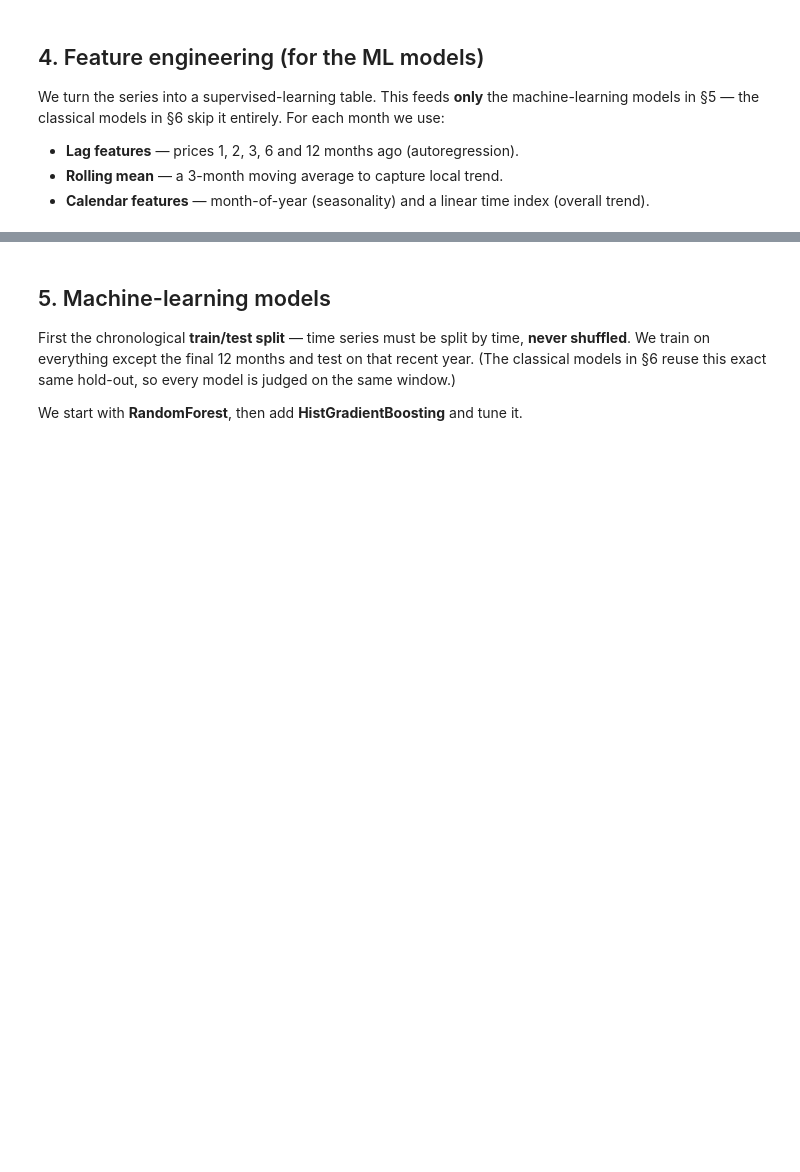
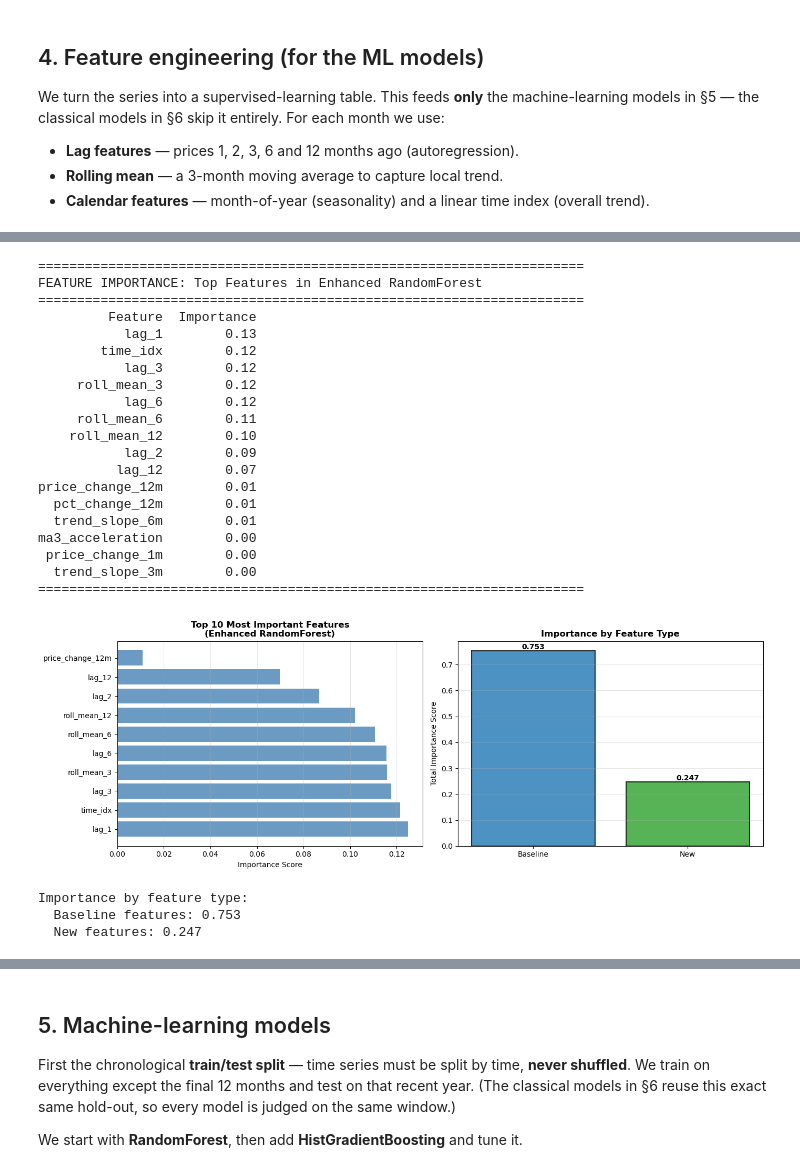
Before and after one commit to dannyngwk/6m-data-C3.2, a Jupyter notebook: notebooks/C32_timeseries_forecast.ipynb, the cells around one changed output, grey strips where cells are left out. Saved outputs shown, nothing was run; the diff lists cells and outputs as text; code cells hidden in the pictures; blank space fills up the shorter version.

```diff
--- a/notebooks/C32_timeseries_forecast.ipynb
+++ b/notebooks/C32_timeseries_forecast.ipynb
@@ -159,0 +317,79 @@ feat.head()
+# %%
+# Feature importance analysis
+feature_importance = pd.DataFrame({
+    'Feature': FEATURE_COLS_ENH,
+    'Importance': model_enhanced.feature_importances_
+}).sort_values('Importance', ascending=False)
+
+print("\n" + "="*70)
+print("FEATURE IMPORTANCE: Top Features in Enhanced RandomForest")
+print("="*70)
+print(feature_importance.head(15).to_string(index=False))
+print("="*70)
+
+# Visualize feature importance
+fig, (ax1, ax2) = plt.subplots(1, 2, figsize=(14, 5))
+
+# Top 10 features
+top_10 = feature_importance.head(10)
+ax1.barh(top_10['Feature'], top_10['Importance'], color='steelblue', alpha=0.8)
+ax1.set_xlabel('Importance Score')
+ax1.set_title('Top 10 Most Important Features\n(Enhanced RandomForest)', fontweight='bold')
+ax1.grid(axis='x', alpha=0.3)
+
+# Feature type breakdown: new vs baseline
+baseline_features = set(FEATURE_COLS)
+feature_type = []
+for f in FEATURE_COLS_ENH:
+    if f in baseline_features:
+        feature_type.append('Baseline')
+    else:
+        feature_type.append('New')
+
+feature_importance['Type'] = feature_importance['Feature'].map(
+    lambda x: 'Baseline' if x in baseline_features else 'New'
+)
+
+# Sum importance by feature type
+type_importance = feature_importance.groupby('Type')['Importance'].sum()
+colors = ['#1f77b4', '#2ca02c']
+ax2.bar(type_importance.index, type_importance.values, color=colors, alpha=0.8, edgecolor='black', linewidth=1.5)
+ax2.set_ylabel('Total Importance Score')
+ax2.set_title('Importance by Feature Type', fontweight='bold')
+ax2.grid(axis='y', alpha=0.3)
+
+# Add value labels
+for i, v in enumerate(type_importance.values):
+    ax2.text(i, v, f'{v:.3f}', ha='center', va='bottom', fontweight='bold')
+
+plt.tight_layout()
+plt.show()
+
+print(f"\nImportance by feature type:")
+print(f"  Baseline features: {type_importance.get('Baseline', 0):.3f}")
+print(f"  New features: {type_importance.get('New', 0):.3f}")
+# %% [output]
+======================================================================
+FEATURE IMPORTANCE: Top Features in Enhanced RandomForest
+======================================================================
+         Feature  Importance
+           lag_1        0.13
+        time_idx        0.12
+           lag_3        0.12
+     roll_mean_3        0.12
+           lag_6        0.12
+     roll_mean_6        0.11
+    roll_mean_12        0.10
+           lag_2        0.09
+          lag_12        0.07
+price_change_12m        0.01
+  pct_change_12m        0.01
+  trend_slope_6m        0.01
+ma3_acceleration        0.00
+ price_change_1m        0.00
+  trend_slope_3m        0.00
+======================================================================
+[figure, added]
+Importance by feature type:
+  Baseline features: 0.753
+  New features: 0.247
```
Also changed, not shown: parts of 40 cells of this notebook, 1 other file.
